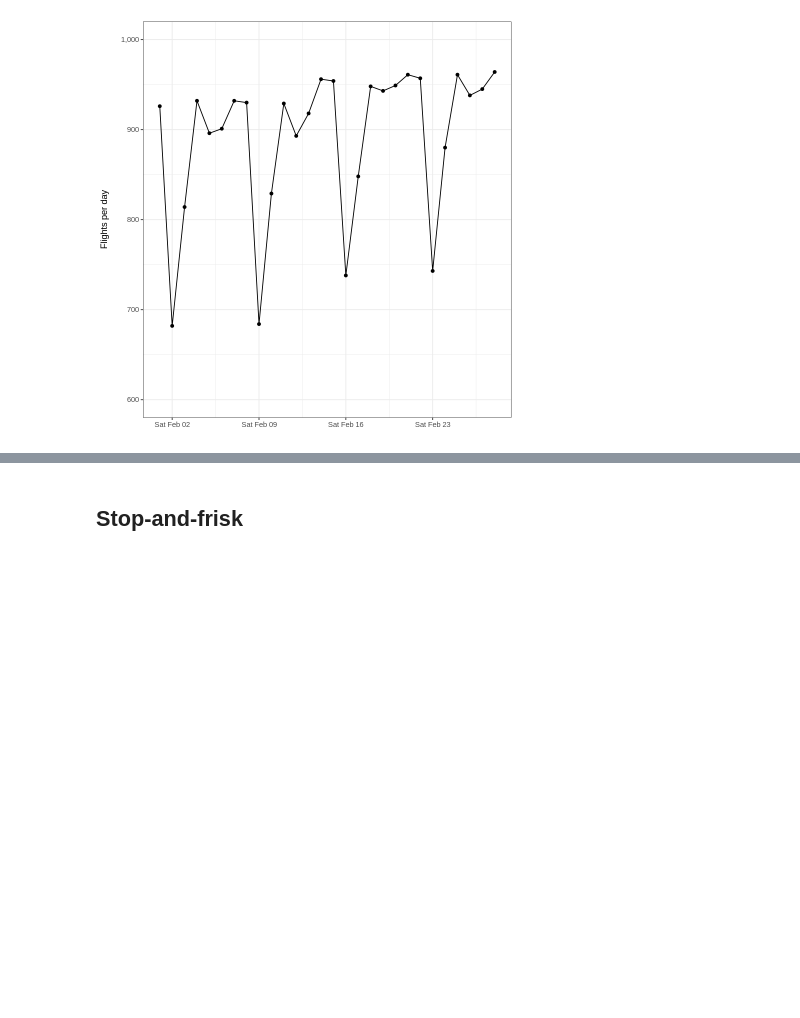
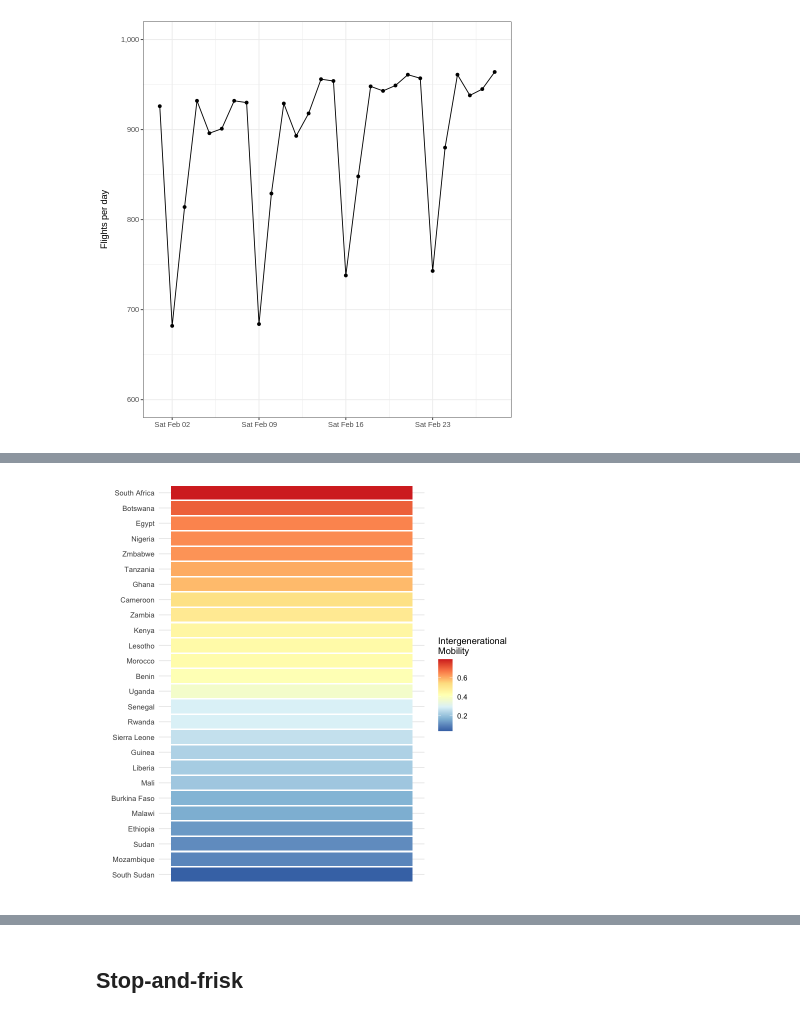
Before and after one commit to 5harad/API201-2022, a Jupyter notebook: lectures/lecture-2-code.ipynb, the cells around one changed output, grey strips where cells are left out. Cells and saved outputs as stored; diff of their text form; code cells hidden in the pictures; blank space fills up the shorter version.

```diff
--- a/lectures/lecture-2-code.ipynb
+++ b/lectures/lecture-2-code.ipynb
@@ -86,0 +140,7 @@ ggplot(data=plot_data, aes(x=date, y=n)) +
+# %%
+# hue, sorted
+gg_hue_2 <- gg_hue_1 + aes(x = fct_reorder(country, mean)) +
+    labs(x = "", y = "")
+gg_hue_2
+# %% [output]
+[figure, added]
```
Also changed, not shown: parts of 8 cells of this notebook.
